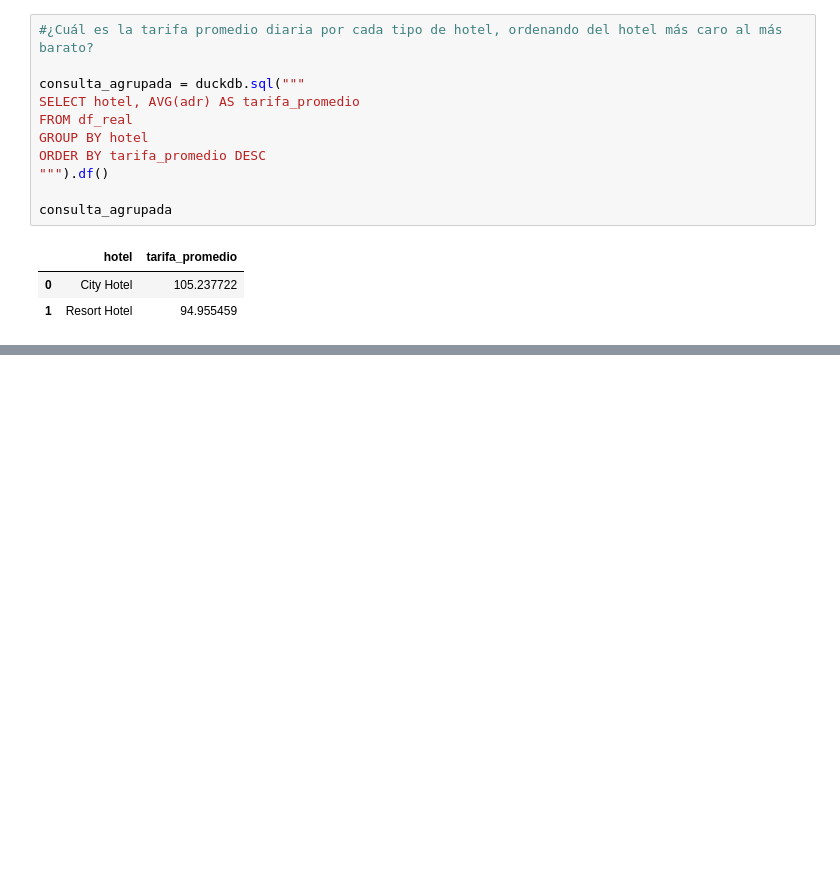
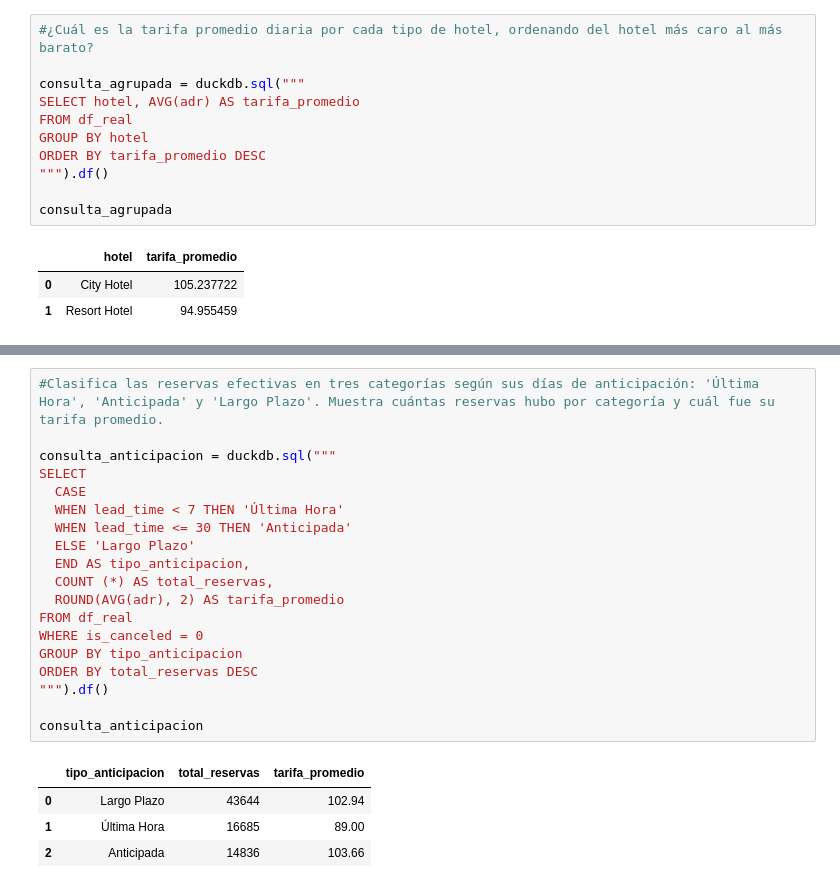
Before and after one commit to luisferdm6/02_analisis_hotelero_pandas, a Jupyter notebook: 01_limpieza_y_agrupaciones_hotel.ipynb, the cells around one changed output, grey strips where cells are left out. Drawn from its saved outputs; the diff is of its cells as text; blank space fills up the shorter version.

```diff
--- a/01_limpieza_y_agrupaciones_hotel.ipynb
+++ b/01_limpieza_y_agrupaciones_hotel.ipynb
@@ -881,0 +948,24 @@ consulta_agrupada
+# %%
+#Clasifica las reservas efectivas en tres categorías según sus días de anticipación: 'Última Hora', 'Anticipada' y 'Largo Plazo'. Muestra cuántas reservas hubo por categoría y cuál fue su tarifa promedio.
+
+consulta_anticipacion = duckdb.sql("""
+SELECT
+  CASE
+  WHEN lead_time < 7 THEN 'Última Hora'
+  WHEN lead_time <= 30 THEN 'Anticipada'
+  ELSE 'Largo Plazo'
+  END AS tipo_anticipacion,
+  COUNT (*) AS total_reservas,
+  ROUND(AVG(adr), 2) AS tarifa_promedio
+FROM df_real
+WHERE is_canceled = 0
+GROUP BY tipo_anticipacion
+ORDER BY total_reservas DESC
+""").df()
+
+consulta_anticipacion
+# %% [output]
+|  | tipo_anticipacion | total_reservas | tarifa_promedio |
+| 0 | Largo Plazo | 43644 | 102.94 |
+| 1 | Última Hora | 16685 | 89.00 |
+| 2 | Anticipada | 14836 | 103.66 |
```
Also changed, not shown: parts of 4 cells of this notebook.
